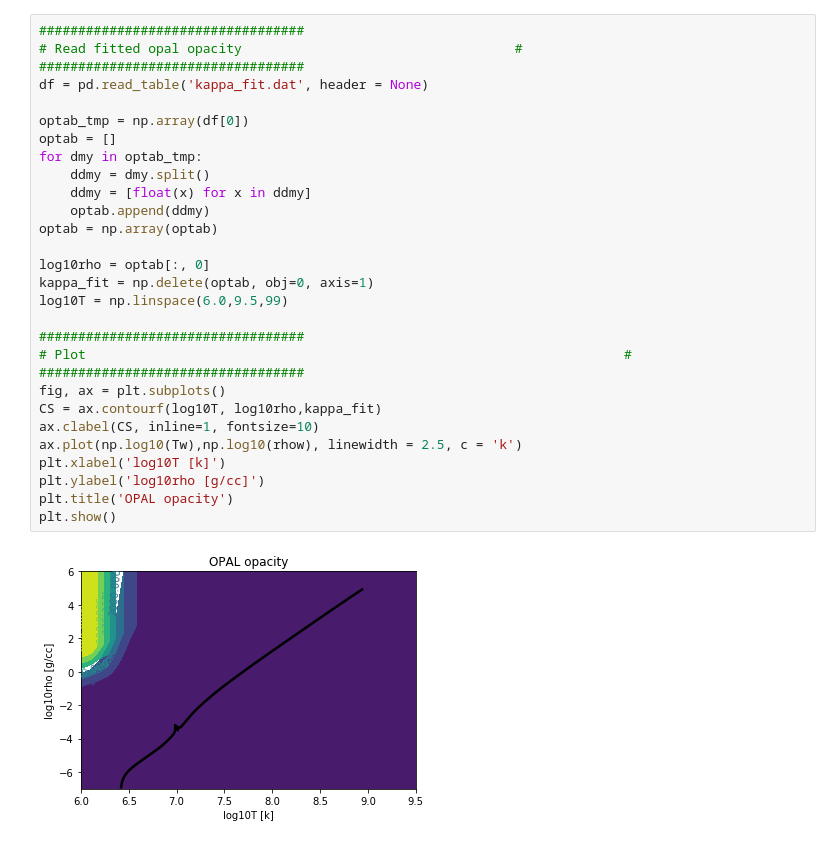
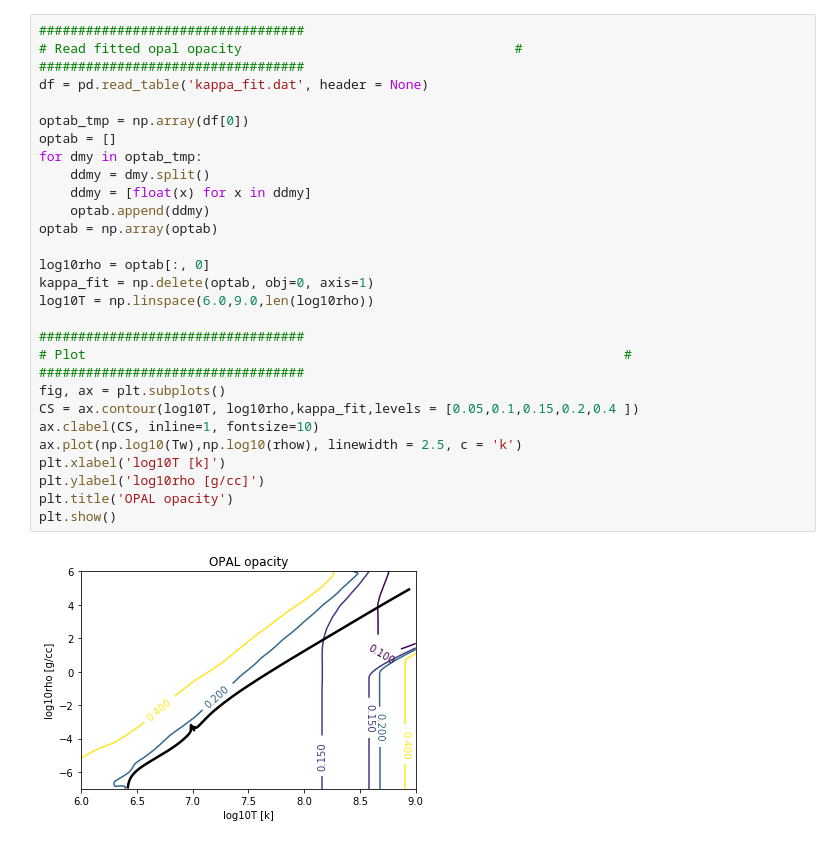
Before and after one commit to kakashiyama/ws35wind, a Jupyter notebook: opal/plt_rhoTkappa.ipynb, the cells around one changed output. Drawn from its saved outputs; the diff is of its cells as text.

```diff
--- a/opal/plt_rhoTkappa.ipynb
+++ b/opal/plt_rhoTkappa.ipynb
@@ -62,31 +62,31 @@ plt.show()
 # %%
 ##################################
 # Read fitted opal opacity                                   #
 ##################################
 df = pd.read_table('kappa_fit.dat', header = None)
 
 optab_tmp = np.array(df[0])
 optab = []
 for dmy in optab_tmp:
     ddmy = dmy.split()
     ddmy = [float(x) for x in ddmy]
     optab.append(ddmy)
 optab = np.array(optab)
 
 log10rho = optab[:, 0]
 kappa_fit = np.delete(optab, obj=0, axis=1)
-log10T = np.linspace(6.0,9.5,99)
+log10T = np.linspace(6.0,9.0,len(log10rho))
 
 ##################################
 # Plot                                                                     #
 ##################################
 fig, ax = plt.subplots()
-CS = ax.contourf(log10T, log10rho,kappa_fit)
+CS = ax.contour(log10T, log10rho,kappa_fit,levels = [0.05,0.1,0.15,0.2,0.4 ])
 ax.clabel(CS, inline=1, fontsize=10)
 ax.plot(np.log10(Tw),np.log10(rhow), linewidth = 2.5, c = 'k')
 plt.xlabel('log10T [k]')
 plt.ylabel('log10rho [g/cc]')
 plt.title('OPAL opacity')
 plt.show()
 # %% [output]
-[figure, old version]
+[figure, new version]
```
Also changed, not shown: parts of 2 cells of this notebook.
